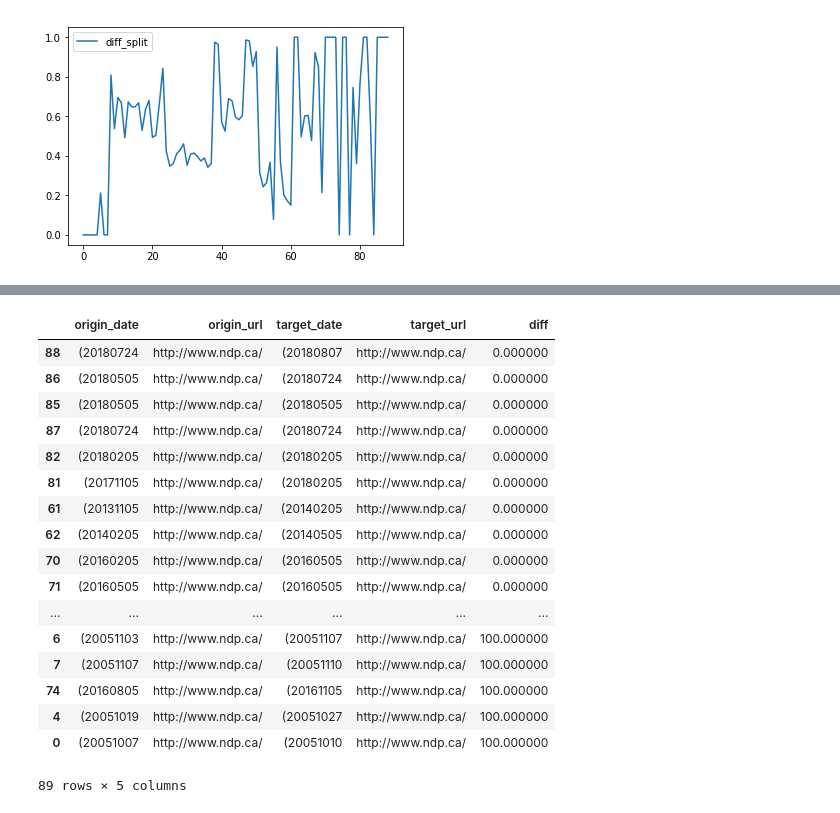
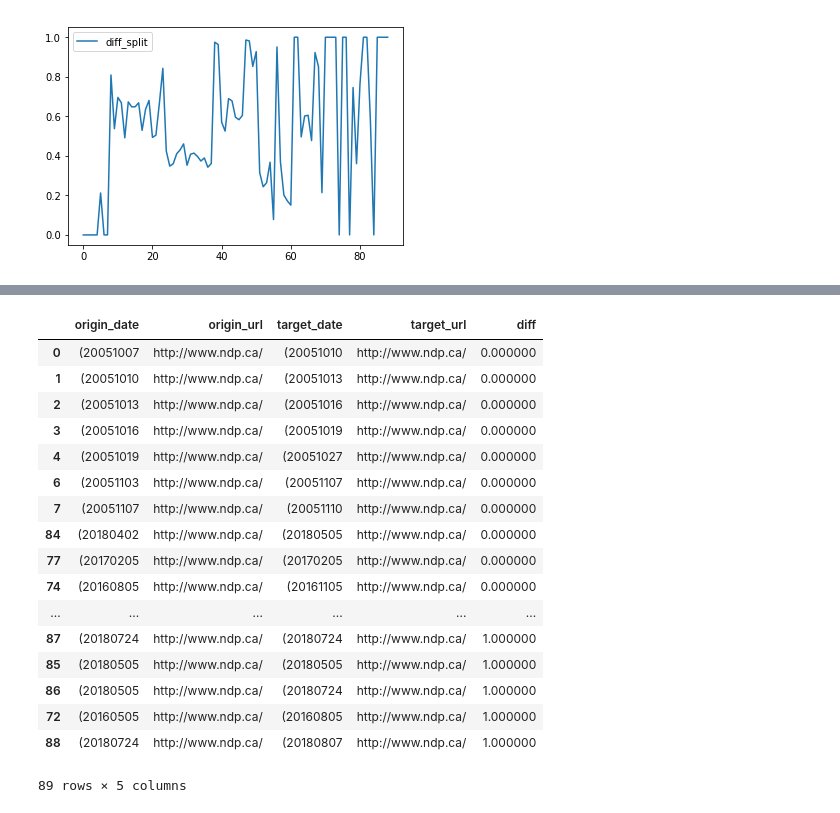
Before and after one commit to ianmilligan1/ipsw-quantifying-change, a Jupyter notebook: NDP_Differences in Text_CleanNB.ipynb, the cells around one changed output, grey strips where cells are left out. Cells and saved outputs as stored; diff of their text form; code cells hidden in the pictures.

```diff
--- a/NDP_Differences in Text_CleanNB.ipynb
+++ b/NDP_Differences in Text_CleanNB.ipynb
@@ -122,21 +117,22 @@ ndp_diffs_sequence_split.plot()
-# %%
-sorted
-# %% [output]
-|  | origin_date | origin_url | target_date | target_url | diff |
-| 88 | (20180724 | http://www.ndp.ca/ | (20180807 | http://www.ndp.ca/ | 0.000000 |
-| 86 | (20180505 | http://www.ndp.ca/ | (20180724 | http://www.ndp.ca/ | 0.000000 |
-| 85 | (20180505 | http://www.ndp.ca/ | (20180505 | http://www.ndp.ca/ | 0.000000 |
-| 87 | (20180724 | http://www.ndp.ca/ | (20180724 | http://www.ndp.ca/ | 0.000000 |
-| 82 | (20180205 | http://www.ndp.ca/ | (20180205 | http://www.ndp.ca/ | 0.000000 |
-| 81 | (20171105 | http://www.ndp.ca/ | (20180205 | http://www.ndp.ca/ | 0.000000 |
-| 61 | (20131105 | http://www.ndp.ca/ | (20140205 | http://www.ndp.ca/ | 0.000000 |
-| 62 | (20140205 | http://www.ndp.ca/ | (20140505 | http://www.ndp.ca/ | 0.000000 |
-| 70 | (20160205 | http://www.ndp.ca/ | (20160505 | http://www.ndp.ca/ | 0.000000 |
-| 71 | (20160505 | http://www.ndp.ca/ | (20160505 | http://www.ndp.ca/ | 0.000000 |
-| ... | ... | ... | ... | ... | ... |
-| 6 | (20051103 | http://www.ndp.ca/ | (20051107 | http://www.ndp.ca/ | 100.000000 |
-| 7 | (20051107 | http://www.ndp.ca/ | (20051110 | http://www.ndp.ca/ | 100.000000 |
-| 74 | (20160805 | http://www.ndp.ca/ | (20161105 | http://www.ndp.ca/ | 100.000000 |
-| 4 | (20051019 | http://www.ndp.ca/ | (20051027 | http://www.ndp.ca/ | 100.000000 |
-| 0 | (20051007 | http://www.ndp.ca/ | (20051010 | http://www.ndp.ca/ | 100.000000 |
-89 rows × 5 columns
+# %%
+sorted = ndp_diffs_sequence.sort_values('diff')
+sorted
+# %% [output]
+|  | origin_date | origin_url | target_date | target_url | diff |
+| 0 | (20051007 | http://www.ndp.ca/ | (20051010 | http://www.ndp.ca/ | 0.000000 |
+| 1 | (20051010 | http://www.ndp.ca/ | (20051013 | http://www.ndp.ca/ | 0.000000 |
+| 2 | (20051013 | http://www.ndp.ca/ | (20051016 | http://www.ndp.ca/ | 0.000000 |
+| 3 | (20051016 | http://www.ndp.ca/ | (20051019 | http://www.ndp.ca/ | 0.000000 |
+| 4 | (20051019 | http://www.ndp.ca/ | (20051027 | http://www.ndp.ca/ | 0.000000 |
+| 6 | (20051103 | http://www.ndp.ca/ | (20051107 | http://www.ndp.ca/ | 0.000000 |
+| 7 | (20051107 | http://www.ndp.ca/ | (20051110 | http://www.ndp.ca/ | 0.000000 |
+| 84 | (20180402 | http://www.ndp.ca/ | (20180505 | http://www.ndp.ca/ | 0.000000 |
+| 77 | (20170205 | http://www.ndp.ca/ | (20170205 | http://www.ndp.ca/ | 0.000000 |
+| 74 | (20160805 | http://www.ndp.ca/ | (20161105 | http://www.ndp.ca/ | 0.000000 |
+| ... | ... | ... | ... | ... | ... |
+| 87 | (20180724 | http://www.ndp.ca/ | (20180724 | http://www.ndp.ca/ | 1.000000 |
+| 85 | (20180505 | http://www.ndp.ca/ | (20180505 | http://www.ndp.ca/ | 1.000000 |
+| 86 | (20180505 | http://www.ndp.ca/ | (20180724 | http://www.ndp.ca/ | 1.000000 |
+| 72 | (20160505 | http://www.ndp.ca/ | (20160805 | http://www.ndp.ca/ | 1.000000 |
+| 88 | (20180724 | http://www.ndp.ca/ | (20180807 | http://www.ndp.ca/ | 1.000000 |
+89 rows × 5 columns
```
Also changed, not shown: parts of 2 cells of this notebook, 1 other file.
